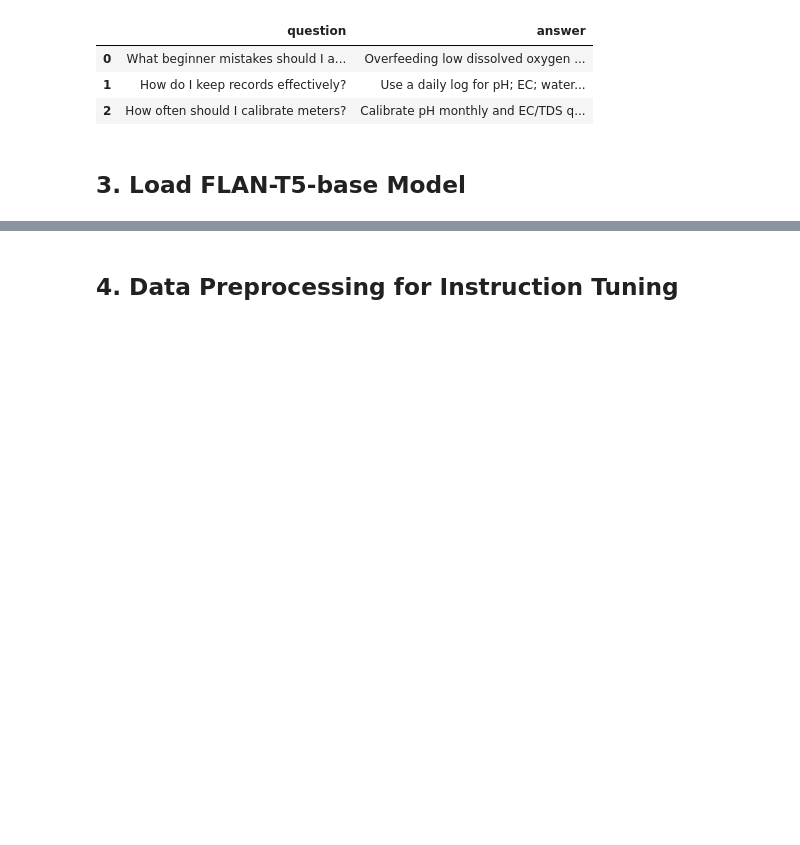
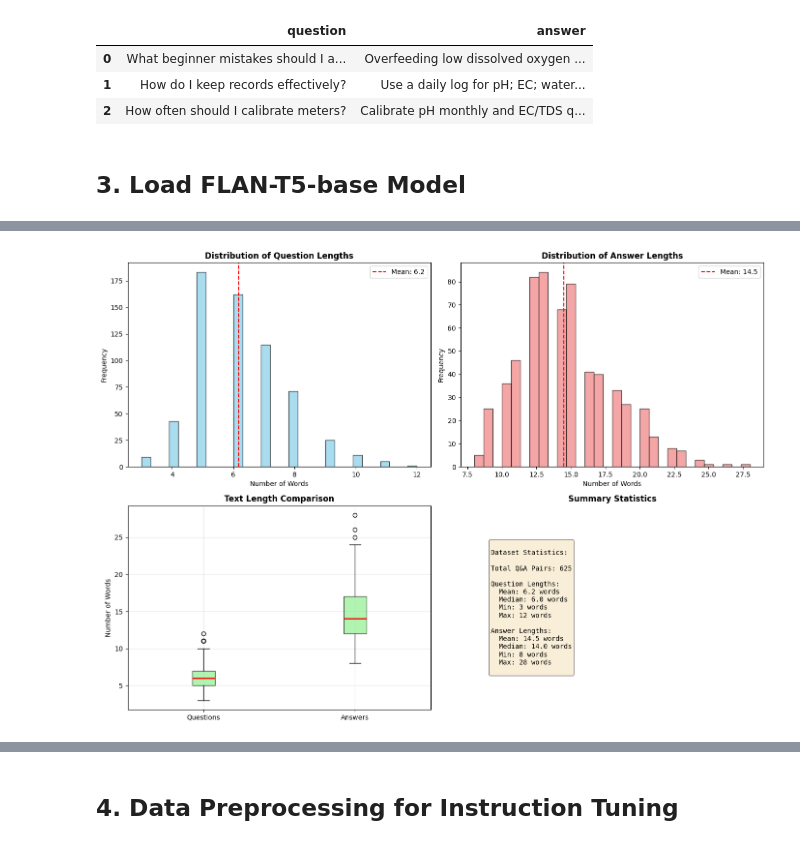
Before and after one commit to Afsaumutoniwase/Farmsmart_growmate_chatbot, a Jupyter notebook: notebooks/flan_t5_hydroponic_chatbot.ipynb, the cells around one changed output, grey strips where cells are left out. Cells and saved outputs as stored; diff of their text form; code cells hidden in the pictures; blank space fills up the shorter version.

```diff
--- a/notebooks/flan_t5_hydroponic_chatbot.ipynb
+++ b/notebooks/flan_t5_hydroponic_chatbot.ipynb
@@ -76,6 +80,15 @@ import pandas as pd
 import numpy as np
 import evaluate
 from tqdm.auto import tqdm
+
+# Matplotlib configuration for Jupyter
+import matplotlib.pyplot as plt
+import seaborn as sns
+# Enable inline plotting for Jupyter
+try:
+    get_ipython().run_line_magic('matplotlib', 'inline')
+except:
+    pass  # Not in Jupyter environment
 
 from sklearn.model_selection import train_test_split
 from transformers import (
@@ -90,6 +103,16 @@ from datasets import Dataset
 # Configure warnings and display
 warnings.filterwarnings('ignore')
 pd.set_option('display.max_columns', None)
+
+# Configure plotting style for better display
+plt.style.use('default')
+sns.set_palette("husl")
+plt.rcParams['figure.figsize'] = (12, 6)
+plt.rcParams['font.size'] = 10
+plt.rcParams['figure.dpi'] = 100  # Good quality for notebook display
+plt.rcParams['savefig.dpi'] = 150  # Higher quality if saved
+plt.rcParams['figure.facecolor'] = 'white'
+plt.rcParams['axes.facecolor'] = 'white'
 
 # Device configuration
 device = torch.device('cuda' if torch.cuda.is_available() else 'cpu')
@@ -173,3 +196,71 @@ Sample Data:
 | 2 | How often should I calibrate meters? | Calibrate pH monthly and EC/TDS q... |
 # %% [markdown]
 ## 3. Load FLAN-T5-base Model
+# %%
+# DATA VISUALIZATION
+print("\nData Analysis and Visualization:")
+print("="*60)
+
+# Calculate text lengths
+df['question_length'] = df['question'].str.split().str.len()
+df['answer_length'] = df['answer'].str.split().str.len()
+
+# Create visualizations with larger size
+fig, axes = plt.subplots(2, 2, figsize=(16, 12))
+
+# 1. Distribution of question lengths
+axes[0, 0].hist(df['question_length'], bins=30, color='skyblue', edgecolor='black', alpha=0.7)
+axes[0, 0].set_title('Distribution of Question Lengths', fontsize=14, fontweight='bold', pad=10)
+axes[0, 0].set_xlabel('Number of Words', fontsize=12)
+axes[0, 0].set_ylabel('Frequency', fontsize=12)
+axes[0, 0].axvline(df['question_length'].mean(), color='red', linestyle='--', linewidth=2, label=f'Mean: {df["question_length"].mean():.1f}')
+axes[0, 0].legend(fontsize=11)
+axes[0, 0].tick_params(labelsize=10)
+
+# 2. Distribution of answer lengths
+axes[0, 1].hist(df['answer_length'], bins=30, color='lightcoral', edgecolor='black', alpha=0.7)
+axes[0, 1].set_title('Distribution of Answer Lengths', fontsize=14, fontweight='bold', pad=10)
+axes[0, 1].set_xlabel('Number of Words', fontsize=12)
+axes[0, 1].set_ylabel('Frequency', fontsize=12)
+axes[0, 1].axvline(df['answer_length'].mean(), color='red', linestyle='--', linewidth=2, label=f'Mean: {df["answer_length"].mean():.1f}')
+axes[0, 1].legend(fontsize=11)
+axes[0, 1].tick_params(labelsize=10)
+
+# 3. Box plot for question and answer lengths
+data_to_plot = [df['question_length'], df['answer_length']]
+axes[1, 0].boxplot(data_to_plot, labels=['Questions', 'Answers'], patch_artist=True,
+                    boxprops=dict(facecolor='lightgreen', alpha=0.7),
+                    medianprops=dict(color='red', linewidth=3))
+axes[1, 0].set_title('Text Length Comparison', fontsize=14, fontweight='bold', pad=10)
+axes[1, 0].set_ylabel('Number of Words', fontsize=12)
+axes[1, 0].tick_params(labelsize=11)
+axes[1, 0].grid(True, alpha=0.3)
+
+# 4. Dataset statistics summary
+stats_text = f"""
+Dataset Statistics:
+
+Total Q&A Pairs: {len(df)}
+
+Question Lengths:
+  Mean: {df['question_length'].mean():.1f} words
+  Median: {df['question_length'].median():.1f} words
+  Min: {df['question_length'].min()} words
+  Max: {df['question_length'].max()} words
+
+Answer Lengths:
+  Mean: {df['answer_length'].mean():.1f} words
+  Median: {df['answer_length'].median():.1f} words
+  Min: {df['answer_length'].min()} words
+  Max: {df['answer_length'].max()} words
+"""
+axes[1, 1].text(0.1, 0.5, stats_text, fontsize=11, family='monospace',
+                verticalalignment='center', bbox=dict(boxstyle='round', facecolor='wheat', alpha=0.6))
+axes[1, 1].axis('off')
+axes[1, 1].set_title('Summary Statistics', fontsize=14, fontweight='bold', pad=10)
+
+plt.tight_layout()
+plt.show()
+
+print(f"\nData visualization complete!")
+# %% [output]
@@ -175,0 +269 @@ Sample Data:
+[figure, added]
```
Also changed, not shown: parts of 27 cells of this notebook.
